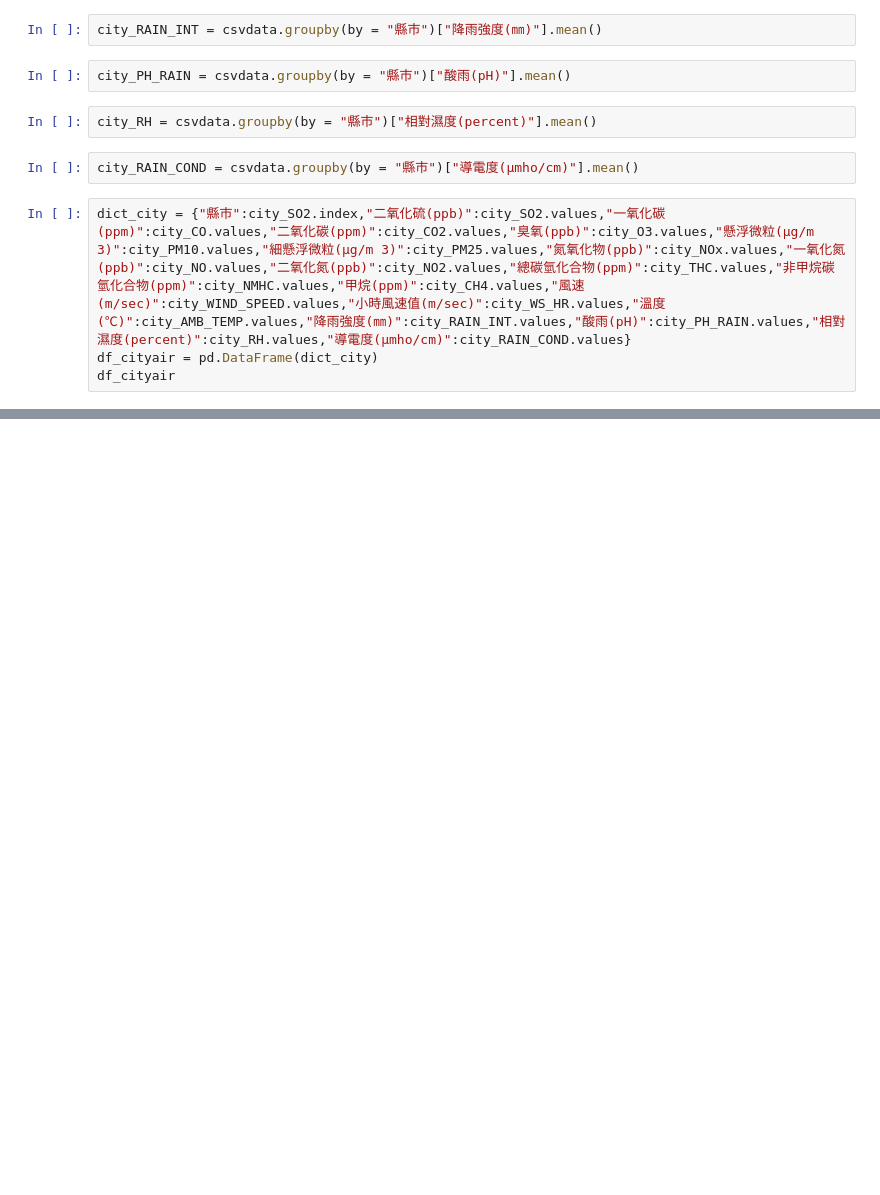
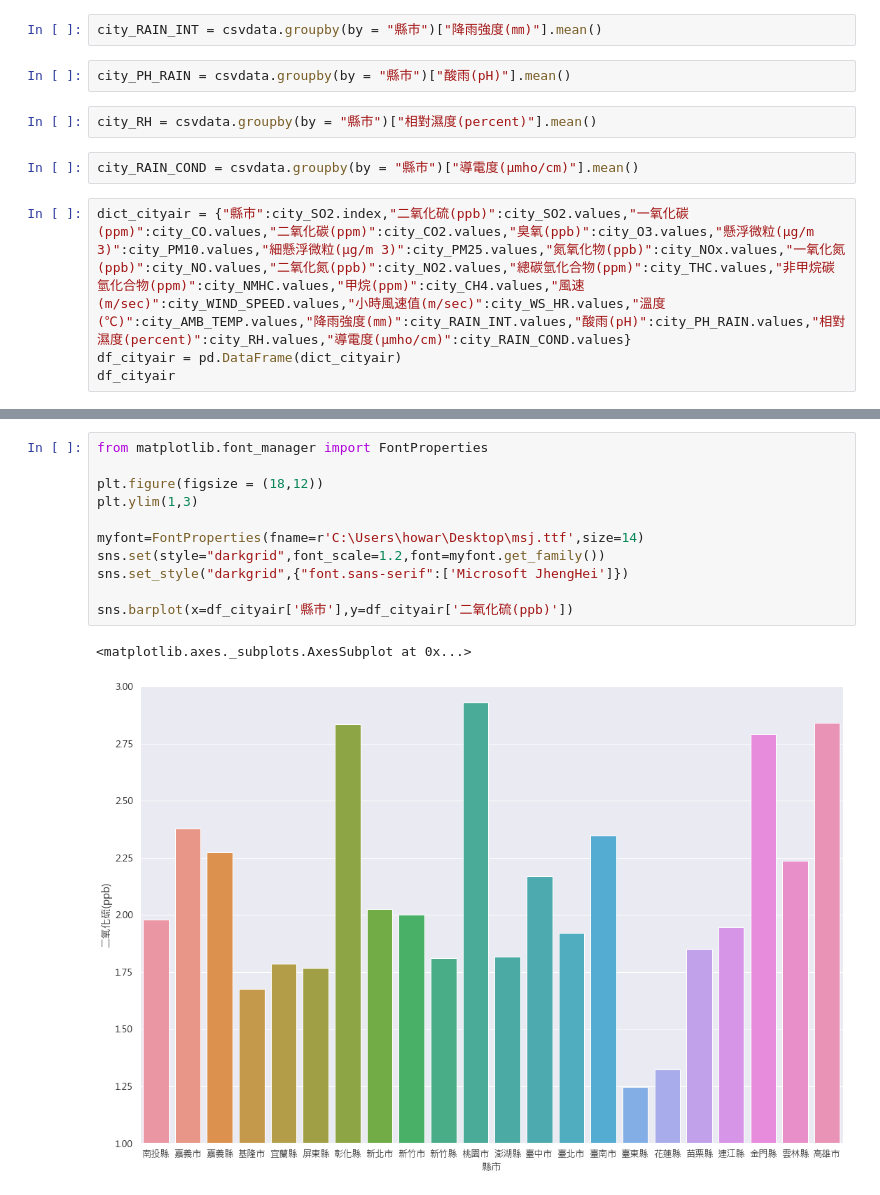
Before and after one commit to k22949706/Kenny, a Jupyter notebook: 程式語言Final.ipynb, the cells around one changed output, grey strips where cells are left out. Drawn from its saved outputs; the diff is of its cells as text; blank space fills up the shorter version.

```diff
--- a/程式語言Final.ipynb
+++ b/程式語言Final.ipynb
@@ -101,8 +107,8 @@ city_RH = csvdata.groupby(by = "縣市")["相對濕度(percent)"].mean()
 # %%
 city_RAIN_COND = csvdata.groupby(by = "縣市")["導電度(μmho/cm)"].mean()
 # %%
-dict_city = {"縣市":city_SO2.index,"二氧化硫(ppb)":city_SO2.values,"一氧化碳(ppm)":city_CO.values,"二氧化碳(ppm)":city_CO2.values,"臭氧(ppb)":city_O3.values,"懸浮微粒(μg/m 3)":city_PM10.values,"細懸浮微粒(μg/m 3)":city_PM25.values,"氮氧化物(ppb)":city_NOx.values,"一氧化氮(ppb)":city_NO.values,"二氧化氮(ppb)":city_NO2.values,"總碳氫化合物(ppm)":city_THC.values,"非甲烷碳氫化合物(ppm)":city_NMHC.values,"甲烷(ppm)":city_CH4.values,"風速(m/sec)":city_WIND_SPEED.values,"小時風速值(m/sec)":city_WS_HR.values,"溫度(℃)":city_AMB_TEMP.values,"降雨強度(㎜)":city_RAIN_INT.values,"酸雨(pH)":city_PH_RAIN.values,"相對濕度(percent)":city_RH.values,"導電度(μmho/cm)":city_RAIN_COND.values}
-df_cityair = pd.DataFrame(dict_city)
+dict_cityair = {"縣市":city_SO2.index,"二氧化硫(ppb)":city_SO2.values,"一氧化碳(ppm)":city_CO.values,"二氧化碳(ppm)":city_CO2.values,"臭氧(ppb)":city_O3.values,"懸浮微粒(μg/m 3)":city_PM10.values,"細懸浮微粒(μg/m 3)":city_PM25.values,"氮氧化物(ppb)":city_NOx.values,"一氧化氮(ppb)":city_NO.values,"二氧化氮(ppb)":city_NO2.values,"總碳氫化合物(ppm)":city_THC.values,"非甲烷碳氫化合物(ppm)":city_NMHC.values,"甲烷(ppm)":city_CH4.values,"風速(m/sec)":city_WIND_SPEED.values,"小時風速值(m/sec)":city_WS_HR.values,"溫度(℃)":city_AMB_TEMP.values,"降雨強度(㎜)":city_RAIN_INT.values,"酸雨(pH)":city_PH_RAIN.values,"相對濕度(percent)":city_RH.values,"導電度(μmho/cm)":city_RAIN_COND.values}
+df_cityair = pd.DataFrame(dict_cityair)
 df_cityair
 # %% [output]
 |  | 縣市 | 二氧化硫(ppb) | 一氧化碳(ppm) | 二氧化碳(ppm) | 臭氧(ppb) | 懸浮微粒(μg/m 3) | 細懸浮微粒(μg/m 3) | 氮氧化物(ppb) | 一氧化氮(ppb) | ... |
@@ -122,3 +128,17 @@ df_cityair
 | 19 | 金門縣 | 2.792308 | 0.280769 | NaN | 40.884615 | 43.769231 | 21.461538 | 10.379231 | 1.180769 | ... |
 | 20 | 雲林縣 | 2.236538 | 0.289231 | NaN | 34.159615 | 45.725490 | 20.019231 | 11.049615 | 2.215769 | ... |
 | 21 | 高雄市 | 2.841667 | 0.400321 | NaN | 31.765806 | 43.102564 | 21.301282 | 16.825226 | 2.836903 | ... |
+# %%
+from matplotlib.font_manager import FontProperties
+
+plt.figure(figsize = (18,12))
+plt.ylim(1,3)
+
+myfont=FontProperties(fname=r'C:\Users\howar\Desktop\msj.ttf',size=14)
+sns.set(style="darkgrid",font_scale=1.2,font=myfont.get_family())
+sns.set_style("darkgrid",{"font.sans-serif":['Microsoft JhengHei']})
+
+sns.barplot(x=df_cityair['縣市'],y=df_cityair['二氧化硫(ppb)'])
+# %% [output]
+<matplotlib.axes._subplots.AxesSubplot at 0x...>
+[figure, added]
```
Also changed, not shown: parts of 15 cells of this notebook.
